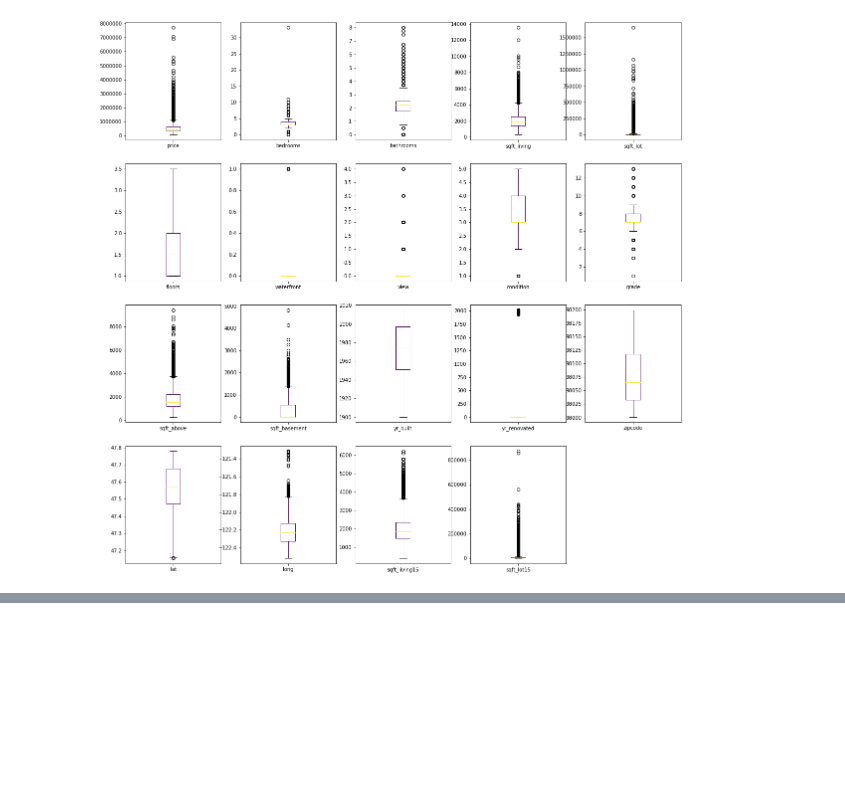
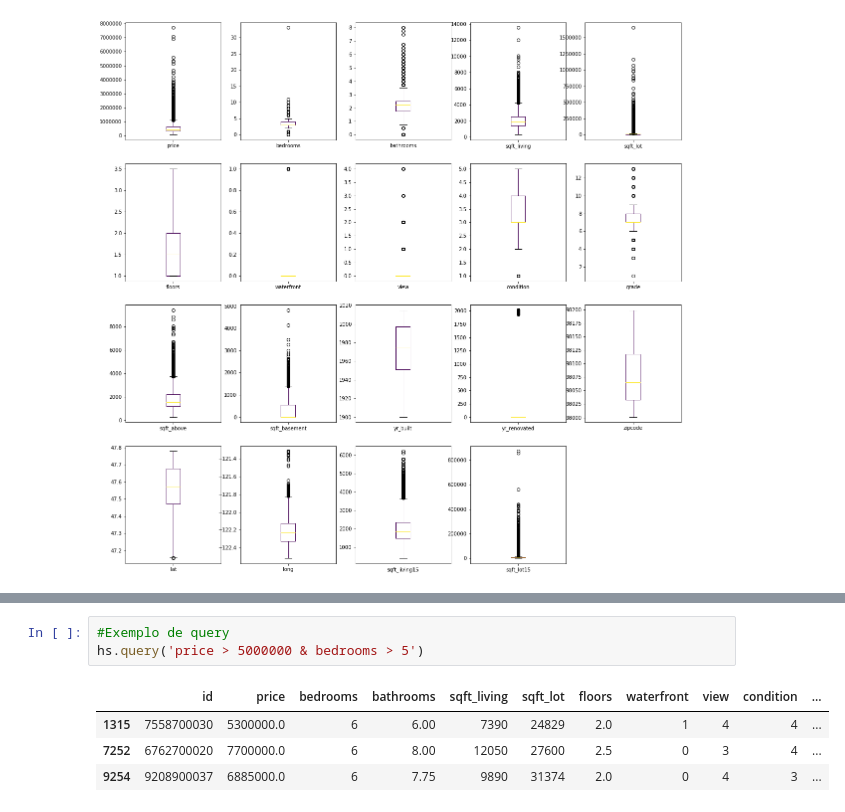
Before and after one commit to Rafaelcerq28/house_sales, a Jupyter notebook: Untitled.ipynb, the cells around one changed output, grey strips where cells are left out. Saved outputs shown, nothing was run; the diff lists cells and outputs as text; blank space fills up the shorter version.

```diff
--- a/Untitled.ipynb
+++ b/Untitled.ipynb
@@ -96,0 +107,8 @@ plt.show()
+# %%
+#Exemplo de query
+hs.query('price > 5000000 & bedrooms > 5')
+# %% [output]
+|  | id | price | bedrooms | bathrooms | sqft_living | sqft_lot | floors | waterfront | view | condition | ... |
+| 1315 | 7558700030 | 5300000.0 | 6 | 6.00 | 7390 | 24829 | 2.0 | 1 | 4 | 4 | ... |
+| 7252 | 6762700020 | 7700000.0 | 6 | 8.00 | 12050 | 27600 | 2.5 | 0 | 3 | 4 | ... |
+| 9254 | 9208900037 | 6885000.0 | 6 | 7.75 | 9890 | 31374 | 2.0 | 0 | 4 | 3 | ... |
```
Also changed, not shown: parts of 12 cells of this notebook.
